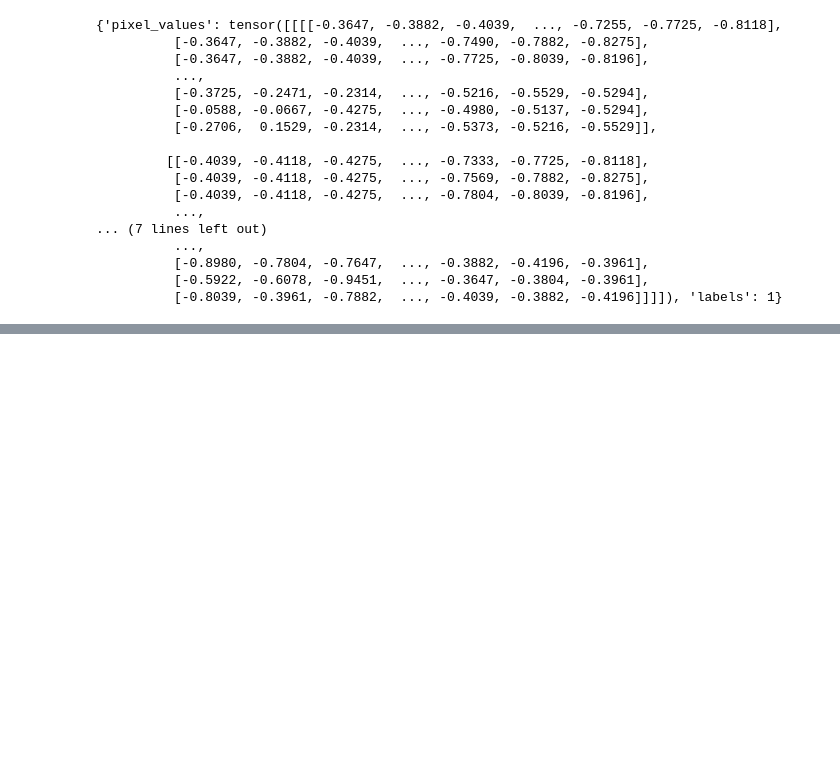
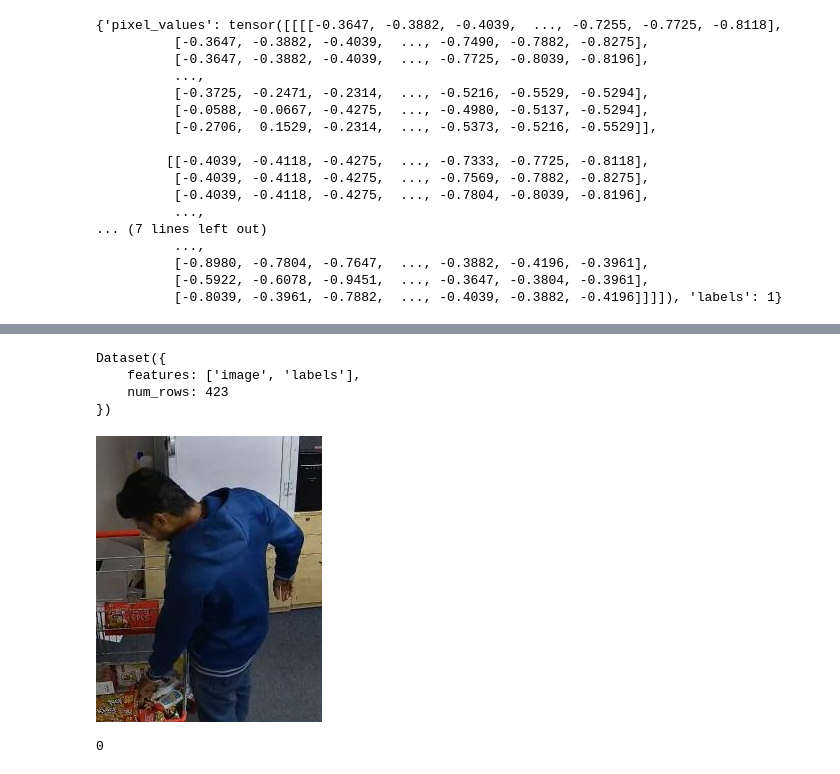
Before and after one commit to trueuser3/ML_project_2_course, a Jupyter notebook: vit.ipynb, the cells around one changed output, grey strips where cells are left out. Drawn from its saved outputs; the diff is of its cells as text; code cells hidden in the pictures; blank space fills up the shorter version.

```diff
--- a/vit.ipynb
+++ b/vit.ipynb
@@ -286,17 +95,28 @@ def get_dataset(need_split_train, data_train_dirs, data_test_dirs):
 
   return DatasetDict({
     'train': ds_train_detected,
-    'test': ds_train_detected,
+    'test': ds_test_detected,
   })
 # %%
-need_split_train = [False, False, True]
+need_split_train = [False, False]
 
-data_train_dirs = ["/content/drive/MyDrive/ml2/ML_project_2_course/datasets/Augmentation/horizontal/horizontal_train",
-                   "/content/drive/MyDrive/ml2/ML_project_2_course/datasets/first_dataset/train",
-                   "/content/drive/MyDrive/ml2/ML_project_2_course/datasets/dataset_shoplifting/frames"]
+data_train_dirs = [
+    "/content/drive/MyDrive/ml2/ML_project_2_course/datasets/shoplifting_images_1/train",
+    #"/content/drive/MyDrive/ml2/ML_project_2_course/datasets/shoplifting_images_1/test",
+    "/content/drive/MyDrive/ml2/ML_project_2_course/datasets/shoplifting_images_2/train",
+    "/content/drive/MyDrive/ml2/ML_project_2_course/datasets/shoplifting_images_2/valid",
+    #"/content/drive/MyDrive/ml2/ML_project_2_course/datasets/shoplifting_images_2/test",
+    ##"/content/drive/MyDrive/ml2/ML_project_2_course/datasets/shoplifting_video_frames/frames"
+    ]
 
-data_test_dirs = ["/content/drive/MyDrive/ml2/ML_project_2_course/datasets/Augmentation/horizontal/horizontal_test",
-                  "/content/drive/MyDrive/ml2/ML_project_2_course/datasets/first_dataset/test"]
+data_test_dirs = [
+    #"/content/drive/MyDrive/ml2/ML_project_2_course/datasets/shoplifting_images_1/train",
+    "/content/drive/MyDrive/ml2/ML_project_2_course/datasets/shoplifting_images_1/test",
+    #"/content/drive/MyDrive/ml2/ML_project_2_course/datasets/shoplifting_images_2/train",
+    #"/content/drive/MyDrive/ml2/ML_project_2_course/datasets/shoplifting_images_2/valid",
+    "/content/drive/MyDrive/ml2/ML_project_2_course/datasets/shoplifting_images_2/test",
+    ##"/content/drive/MyDrive/ml2/ML_project_2_course/datasets/shoplifting_video_frames/frames"
+    ]
 
 
 ds_detected = get_dataset(need_split_train, data_train_dirs, data_test_dirs)
@@ -447,5 +359,12 @@ trainer.save_metrics("eval", metrics)
 # %%
 prepared_ds['test']
+# %% [output]
+Dataset({
+    features: ['image', 'labels'],
+    num_rows: 423
+})
 # %%
-ex = ds_detected['test'][400]
+ex = ds_detected['test'][100]
 ex['image']
+# %% [output]
+[figure, added]
@@ -454,3 +371,7 @@ inputs = processor(ex['image'], return_tensors='pt')
+# %%
+ex['labels']
+# %% [output]
+0
 # %%
 # logits = model(**inputs).logits
 
```
Also changed, not shown: parts of 68 cells of this notebook.
